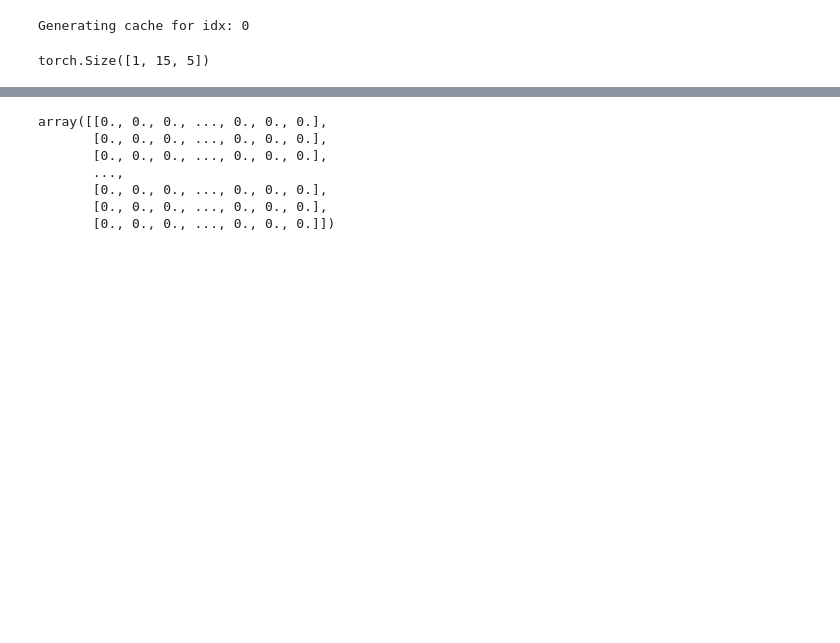
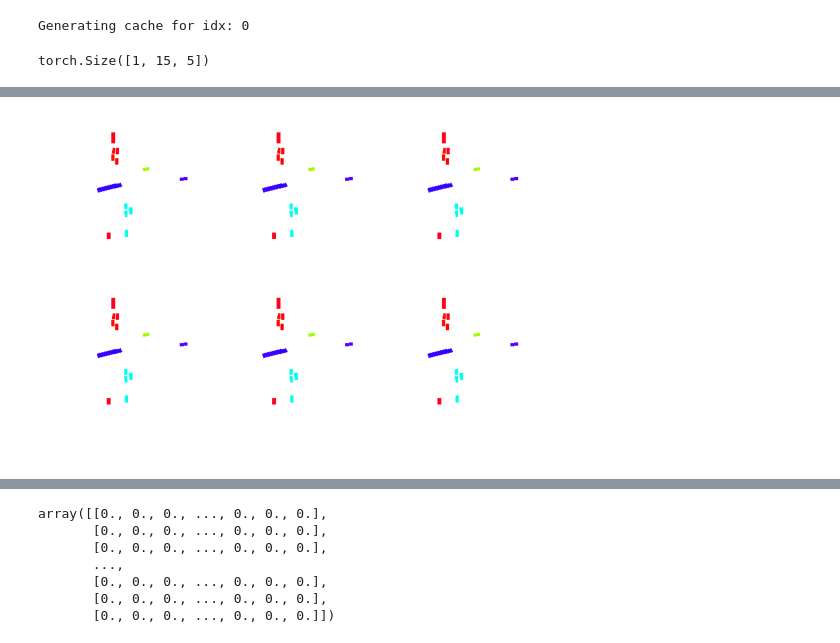
Before and after one commit to mrabiabrn/bev-autoencoder, a Jupyter notebook: Untitled.ipynb, the cells around one changed output, grey strips where cells are left out. Saved outputs shown, nothing was run; the diff lists cells and outputs as text; code cells hidden in the pictures; blank space fills up the shorter version.

```diff
--- a/Untitled.ipynb
+++ b/Untitled.ipynb
@@ -893,0 +1067,21 @@ plt.imshow(target['color_mask'].permute(1,2,0).detach())
+# %%
+import numpy as np
+import matplotlib.pyplot as plt
+
+images = [color_mask.permute(1,2,0), color_mask.permute(1,2,0), color_mask.permute(1,2,0), color_mask.permute(1,2,0), color_mask.permute(1,2,0), color_mask.permute(1,2,0)]
+
+# Concatenate the first 3 images horizontally (axis=1) for the top row
+top_row = np.concatenate(images[:3], axis=1)   # shape => (H, 3W, 3)
+
+# Concatenate the last 3 images horizontally for the bottom row
+bottom_row = np.concatenate(images[3:], axis=1) # shape => (H, 3W, 3)
+
+# Now concatenate top and bottom rows vertically (axis=0)
+mosaic = np.concatenate([top_row, bottom_row], axis=0)  # shape => (2H, 3W, 3)
+
+# Display the concatenated image
+plt.imshow(mosaic)
+plt.axis('off')
+plt.show()
+# %% [output]
+[figure, added]
```
Also changed, not shown: parts of 30 cells of this notebook, 16 other files.
